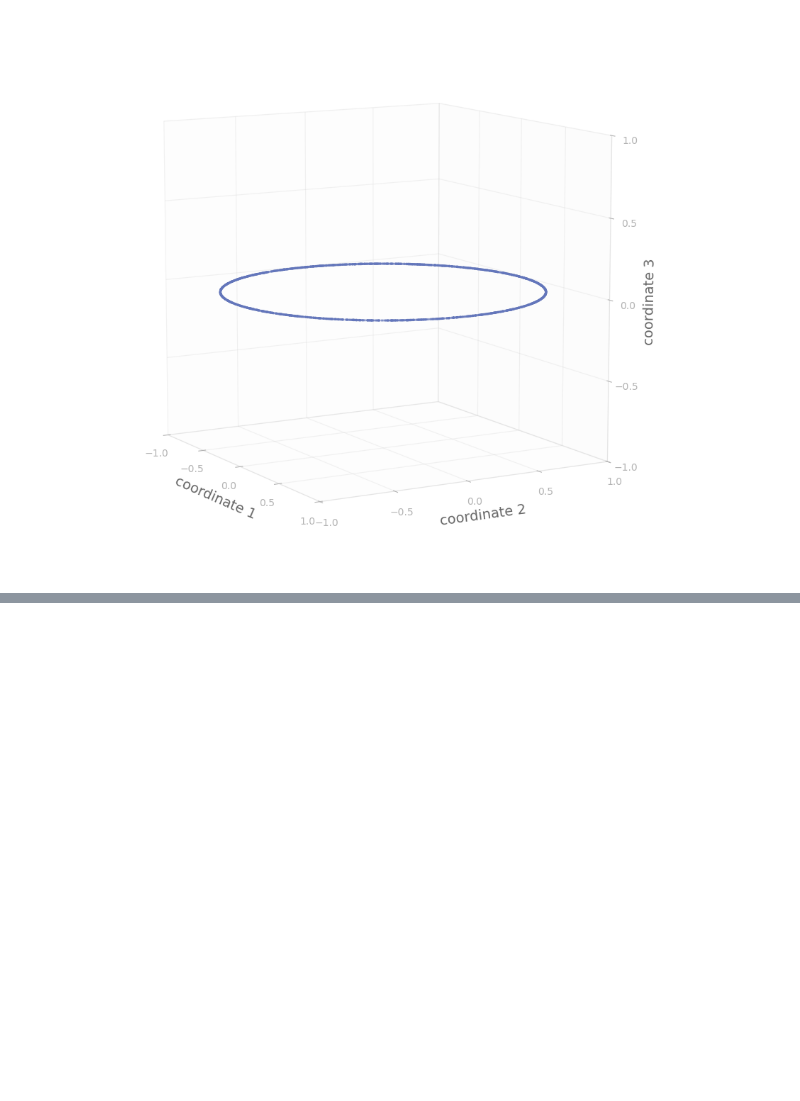
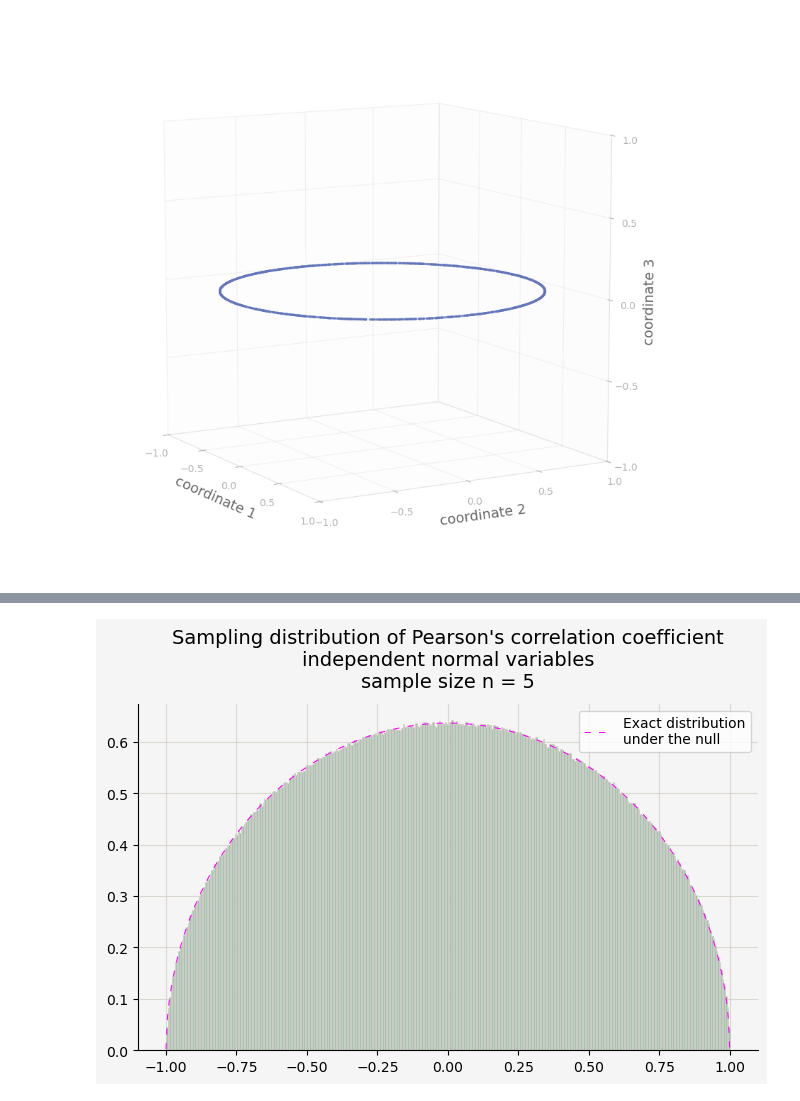
Before and after one commit to reebme/financial-attitudes-clustering, a Jupyter notebook: Notebooks/05_correlation_exploration.ipynb, the cells around one changed output, grey strips where cells are left out. Saved outputs shown, nothing was run; the diff lists cells and outputs as text; code cells hidden in the pictures; blank space fills up the shorter version.

```diff
--- a/Notebooks/05_correlation_exploration.ipynb
+++ b/Notebooks/05_correlation_exploration.ipynb
@@ -27,6 +31,6 @@ import matplotlib.pyplot as plt
 # %%
 sql_folder = "../Sql/"
-pic_folder = Path("../../Medium_Articles/spurious_corr_expl_pic").resolve()
+pic_folder = Path("../../Medium_Articles/spurious_correlations/spurious_corr_expl_pic").resolve()
 # %%
 def compute_cube_limit(points, pad=0.1):
     """
@@ -449,0 +368,8 @@ Probability of obtaining |r| > 0.4 is 0.080742
+# %%
+norm_color = '#473356'
+norm_label = "$N\\left(0, \\frac{1}{n-1}\\right)$"
+
+sample_color = '#a5c4b6'
+
+exact_color = 'fuchsia'
+exact_label = "Exact distribution\nunder the null"
@@ -449,0 +469,79 @@ Probability of obtaining |r| > 0.4 is 0.080742
+# %%
+# visualizations
+if n < 5:
+    # centered vectors, original coords
+    if n == 3:
+        hyperplane = np.ones(3)
+    else: hyperplane = None
+    filename = pic_folder / f"centered_vectors_orig_coords_{dist_str}_{n}D.png"
+    pretty_3Dscatter_points(tilde_X,
+                            hyperplane=hyperplane,
+                            save_file = filename)
+
+    # centered vectors, orthonormal basis allowing for reduction ov variability in n-th coord
+    pca = PCA()
+    hyperplane_points = pca.fit_transform(tilde_X.T)
+    #print(np.round(pca.explained_variance_, 4))
+    #print(np.sum(pca.explained_variance_))
+    #print(np.round(pca.explained_variance_ratio_, 4))
+
+    if n == 3:
+        add_shadows = True
+    else: add_shadows = False
+    filename = pic_folder / f"centered_vectors_PCA_coords_{dist_str}_{n}D.png"
+    pretty_3Dscatter_points(hyperplane_points.T,
+                            add_shadows=add_shadows,
+                            save_file = filename)
+
+    # normalized vectors, original coords
+    if n == 4:
+        # 3d sphere is an ellipsoid in 4D when any 3 coords are taken
+        add_shadows = True
+    else: add_shadows = False
+    filename = pic_folder / f"normalized_vectors_orig_coords_{dist_str}_{n}D.png"
+    pretty_3Dscatter_points(U,
+                            add_shadows=add_shadows,
+                            save_file = filename)
+
+    # normalized vectors, n-1 subspace
+    norm_coords = pca.fit_transform(U.T)
+    #print(np.round(pca.explained_variance_, 4))
+    #print(np.sum(pca.explained_variance_))
+    #print(np.round(pca.explained_variance_ratio_, 4))
+    filename = pic_folder / f"normalized_vectors_PCA_coords_{dist_str}_{n}D.png"
+    pretty_3Dscatter_points(norm_coords.T,
+                            pad = 1,
+                            save_file = filename)
+
+#vertical_lines = [(q025, sample_color), (q975, sample_color)]
+#vertical_lines.append((q025_norm, norm_color))
+#vertical_lines.append((q975_norm, norm_color))
+
+vertical_lines = [(-0.4, exact_color), (0.4, exact_color)]
+
+pdf_to_plot_norm = lambda x: norm_distr.pdf(x)
+pdf_to_plot_exact_pearson = lambda x: gamma((n-1)/2)/(np.sqrt(np.pi)*gamma((n-2)/2))*(1-x**2)**((n-4)/2)
+
+title = (
+    "Sampling distribution of Pearson's correlation coefficient\n"
+    f"independent {dist_str} variables\n"
+    f"sample size n = {n}"
+)
+
+#if n == 3:
+    # the exact distribution blows up at the edges
+#    density_fn = [(pdf_to_plot_norm, norm_color, norm_label, "-")]
+#else:
+#density_fn = [(pdf_to_plot_exact_pearson, exact_color, exact_label, (0, (6, 8))), (pdf_to_plot_norm, norm_color, norm_label, "-")]
+density_fn = [((pdf_to_plot_exact_pearson, exact_color, exact_label, (0, (6, 8))))]
+
+filename = pic_folder / f"correlations_{dist_str}_{n}D.png"
+
+utils.pretty_histogram(corrs,
+                       title=title,
+                       # vertical_lines=vertical_lines,
+                       density = True,
+                       density_fn = density_fn,
+                       save_file_name=filename)
+# %% [output]
+[figure, added]
```
Also changed, not shown: parts of 15 cells of this notebook.
